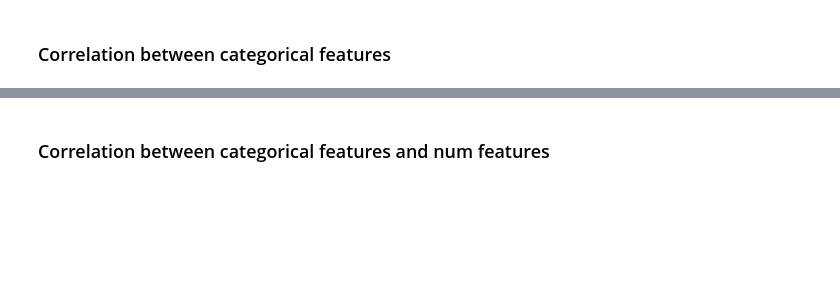
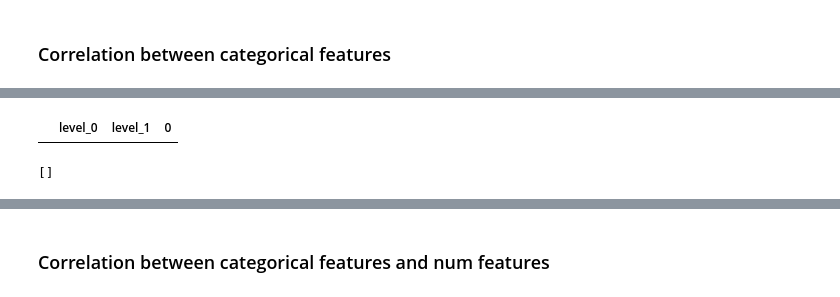
Before and after one commit to Molrn/chronic-kidney-disease, a Jupyter notebook: feature_selection_techniques.ipynb, the cells around one changed output, grey strips where cells are left out. Drawn from its saved outputs; the diff is of its cells as text; code cells hidden in the pictures; blank space fills up the shorter version.

```diff
--- a/feature_selection_techniques.ipynb
+++ b/feature_selection_techniques.ipynb
@@ -352,12 +526,15 @@ important_cat_features
 # %%
 mask = (corr_cat_features > correlation_catfeature_catfeature) & (corr_cat_features <0.97)
 mask
 
-strongly_correlated_features, selected_pairs=detect_correlated_feature_feature(mask,important_cat_features)
+strongly_correlated_features, selected_pairs=detect_correlated_feature_feature(mask,important_cat_features,corr_cat_features)
 
 display(strongly_correlated_features)
 
 print(selected_pairs)
+# %% [output]
+|  | level_0 | level_1 | 0 |
+[]
 # %%
 if len(selected_pairs)>0:
     important_cat_features,deleted_features=delete_correlated_feature(strongly_correlated_features,important_cat_features)
```
Also changed, not shown: parts of 42 cells of this notebook, 2 other files.
